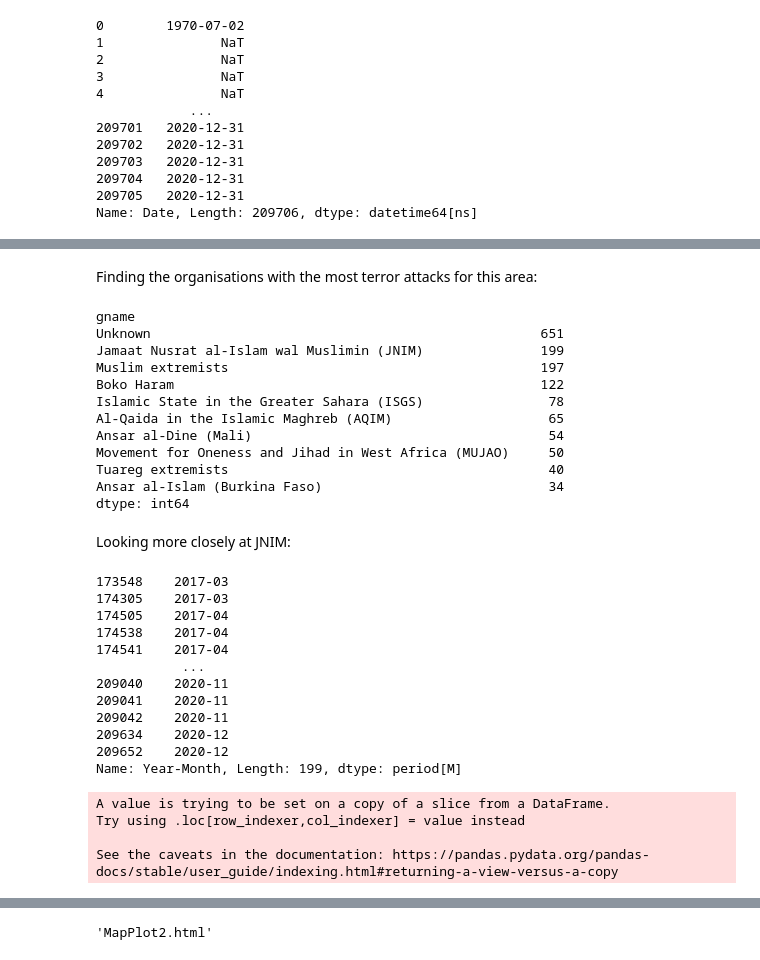
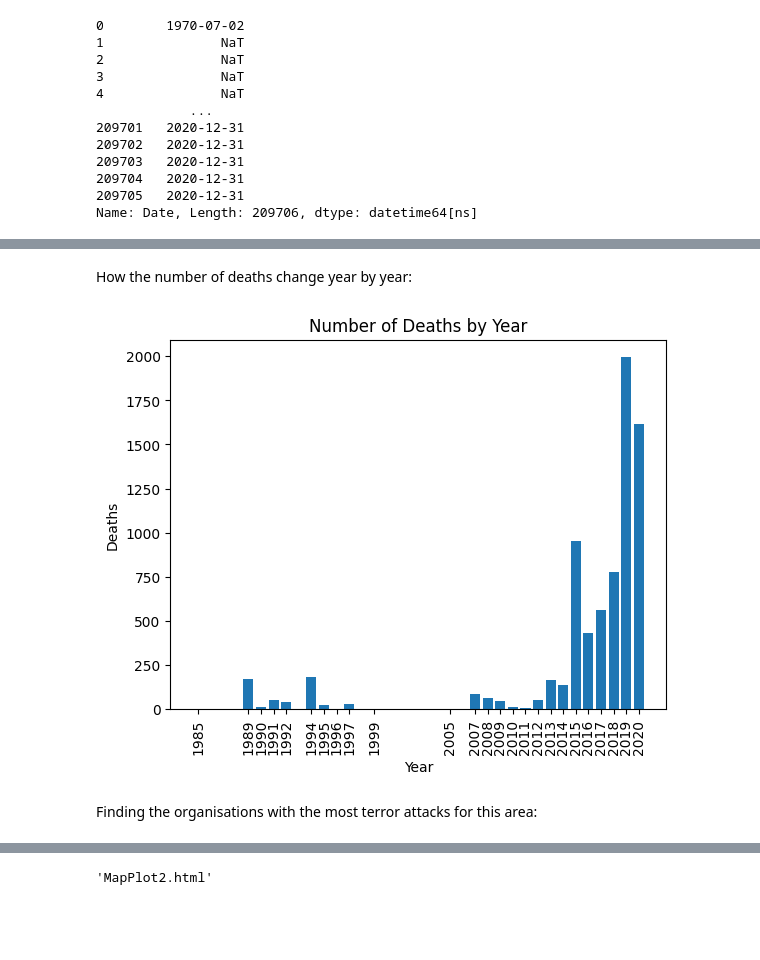
Before and after one commit to maxstalzer/maxstalzer.github.io, a Jupyter notebook: SahelNotebook.ipynb, the cells around one changed output, grey strips where cells are left out. Drawn from its saved outputs; the diff is of its cells as text; code cells hidden in the pictures; blank space fills up the shorter version.

```diff
--- a/SahelNotebook.ipynb
+++ b/SahelNotebook.ipynb
@@ -131,44 +92,19 @@ fig.show()
+# %% [markdown]
+How the number of deaths change year by year:
+# %%
+import matplotlib.pyplot as plt
+
+# Grouping by year and summing 'nkill'
+nkill_by_year = Sahel.groupby(Sahel['Date'].dt.year)['nkill'].sum()
+
+# Making bar plot
+plt.bar(nkill_by_year.index, nkill_by_year.values)
+plt.xlabel('Year')
+plt.ylabel('Deaths')
+plt.title('Number of Deaths by Year')
+plt.xticks(rotation=90, ticks=nkill_by_year.index)
+plt.show()
+# %% [output]
+[figure, added]
 # %% [markdown]
 Finding the organisations with the most terror attacks for this area:
-# %%
-# First filtering for just the countries of the Sahel region:
-Sahel = TerrorData[TerrorData['country_txt'].isin(['Mali', 'Burkina Faso', 'Niger'])]
-Sahel.groupby('gname').size().sort_values(ascending=False).head(10)
-# %% [output]
-gname
-Unknown                                                  651
-Jamaat Nusrat al-Islam wal Muslimin (JNIM)               199
-Muslim extremists                                        197
-Boko Haram                                               122
-Islamic State in the Greater Sahara (ISGS)                78
-Al-Qaida in the Islamic Maghreb (AQIM)                    65
-Ansar al-Dine (Mali)                                      54
-Movement for Oneness and Jihad in West Africa (MUJAO)     50
-Tuareg extremists                                         40
-Ansar al-Islam (Burkina Faso)                             34
-dtype: int64
-# %% [markdown]
-Looking more closely at JNIM:
-# %%
-JNIM = Sahel[Sahel['gname'] == 'Jamaat Nusrat al-Islam wal Muslimin (JNIM)']
-JNIM['Date']
-JNIM['Year-Month'] = JNIM['Date'].dt.to_period('M')
-
-print(JNIM['Year-Month'])
-# %% [output]
-173548    2017-03
-174305    2017-03
-174505    2017-04
-174538    2017-04
-174541    2017-04
-           ...
-209040    2020-11
-209041    2020-11
-209042    2020-11
-209634    2020-12
-209652    2020-12
-Name: Year-Month, Length: 199, dtype: period[M]
-A value is trying to be set on a copy of a slice from a DataFrame.
-Try using .loc[row_indexer,col_indexer] = value instead
-
-See the caveats in the documentation: https://pandas.pydata.org/pandas-docs/stable/user_guide/indexing.html#returning-a-view-versus-a-copy
```
Also changed, not shown: parts of 35 cells of this notebook, 1 other file.
